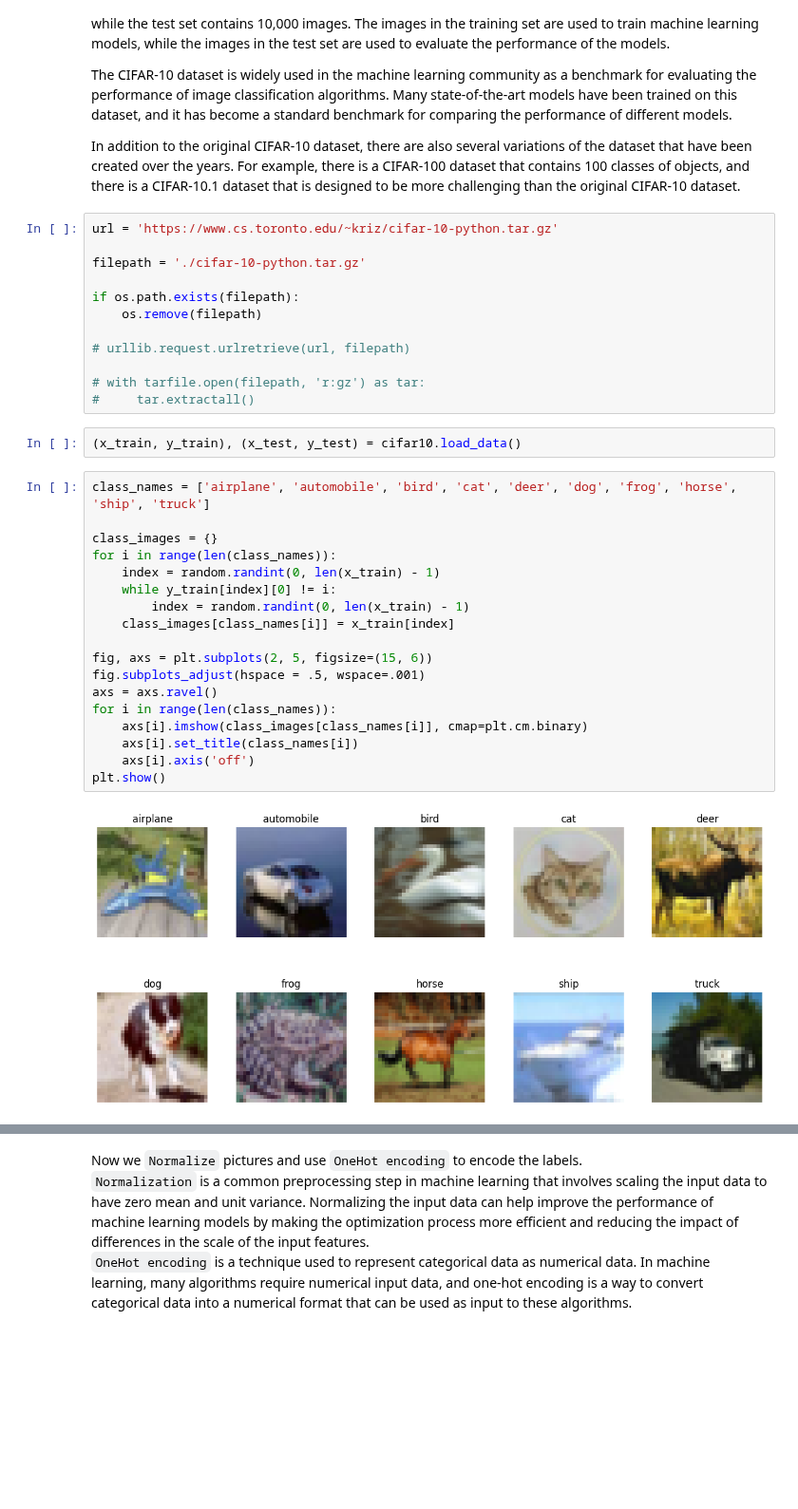
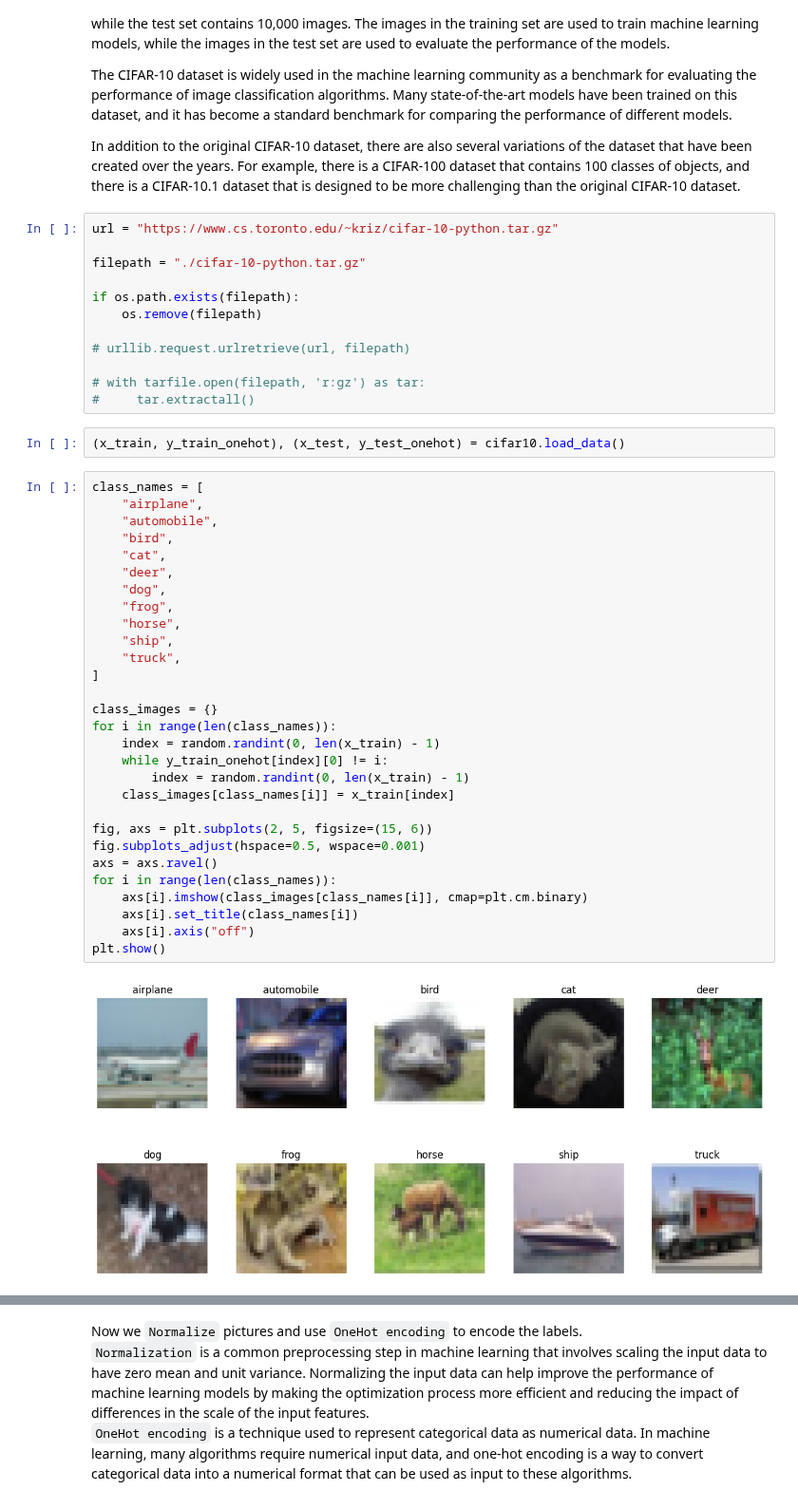
Before and after one commit to Shahriar-0/Artificial-Intelligence-Course-Projects-S2023, a Jupyter notebook: 6 - Neural Networks/phase 2/AI_CA6_P2.ipynb, the cells around one changed output, grey strips where cells are left out. Shown at 95% size. Saved outputs shown, nothing was run; the diff lists cells and outputs as text; blank space fills up the shorter version.

```diff
--- a/6 - Neural Networks/phase 2/AI_CA6_P2.ipynb
+++ b/6 - Neural Networks/phase 2/AI_CA6_P2.ipynb
@@ -91,9 +92,9 @@ The CIFAR-10 dataset is widely used in the machine learning community as a bench
 
 In addition to the original CIFAR-10 dataset, there are also several variations of the dataset that have been created over the years. For example, there is a CIFAR-100 dataset that contains 100 classes of objects, and there is a CIFAR-10.1 dataset that is designed to be more challenging than the original CIFAR-10 dataset.
 # %%
-url = 'https://www.cs.toronto.edu/~kriz/cifar-10-python.tar.gz'
+url = "https://www.cs.toronto.edu/~kriz/cifar-10-python.tar.gz"
 
-filepath = './cifar-10-python.tar.gz'
+filepath = "./cifar-10-python.tar.gz"
 
 if os.path.exists(filepath):
     os.remove(filepath)
@@ -103,27 +104,38 @@ if os.path.exists(filepath):
 # with tarfile.open(filepath, 'r:gz') as tar:
 #     tar.extractall()
 # %%
-(x_train, y_train), (x_test, y_test) = cifar10.load_data()
+(x_train, y_train_onehot), (x_test, y_test_onehot) = cifar10.load_data()
 # %%
-class_names = ['airplane', 'automobile', 'bird', 'cat', 'deer', 'dog', 'frog', 'horse', 'ship', 'truck']
+class_names = [
+    "airplane",
+    "automobile",
+    "bird",
+    "cat",
+    "deer",
+    "dog",
+    "frog",
+    "horse",
+    "ship",
+    "truck",
+]
 
 class_images = {}
 for i in range(len(class_names)):
     index = random.randint(0, len(x_train) - 1)
-    while y_train[index][0] != i:
+    while y_train_onehot[index][0] != i:
         index = random.randint(0, len(x_train) - 1)
     class_images[class_names[i]] = x_train[index]
 
 fig, axs = plt.subplots(2, 5, figsize=(15, 6))
-fig.subplots_adjust(hspace = .5, wspace=.001)
+fig.subplots_adjust(hspace=0.5, wspace=0.001)
 axs = axs.ravel()
 for i in range(len(class_names)):
     axs[i].imshow(class_images[class_names[i]], cmap=plt.cm.binary)
     axs[i].set_title(class_names[i])
-    axs[i].axis('off')
+    axs[i].axis("off")
 plt.show()
 # %% [output]
-[figure, old version]
+[figure, new version]
 # %%
 train_counts = [0 for _ in range(len(class_names))]
 test_counts = [0 for _ in range(len(class_names))]
```
Also changed, not shown: parts of 11 cells of this notebook.
